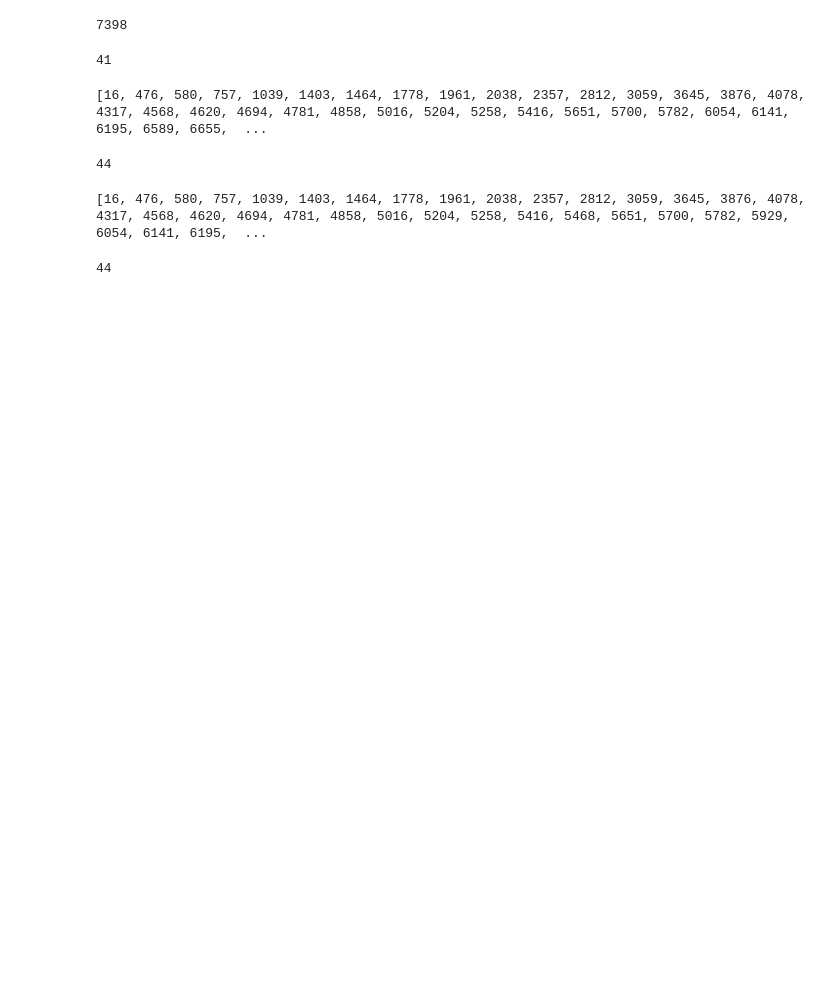
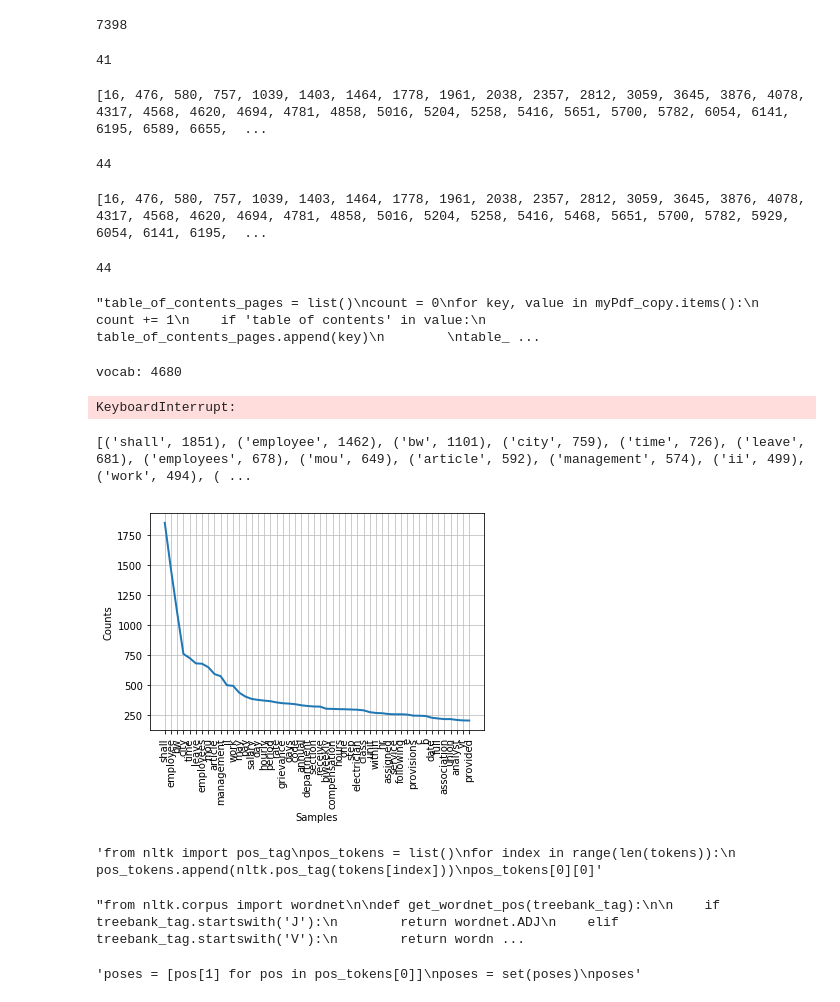
Before and after one commit to Anes31/NLP_LA_job, a Jupyter notebook: LA_Contracts.ipynb, the cells around one changed output. Drawn from its saved outputs; the diff is of its cells as text; code cells hidden in the pictures; blank space fills up the shorter version.

```diff
--- a/LA_Contracts.ipynb
+++ b/LA_Contracts.ipynb
@@ -66,3 +64,74 @@ myPdf_By_Contract[i] = [myPdf_copy[x] for x in (range(element, len(myPdf_copy)))
 len(myPdf_By_Contract)
 # %% [output]
 44
+# %%
+'''table_of_contents_pages = list()
+count = 0
+for key, value in myPdf_copy.items():
+    count += 1
+    if 'table of contents' in value:
+        table_of_contents_pages.append(key)
+
+table_of_contents_pages
+
+table_of_contents_count = [element for index, element in enumerate(table_of_contents_pages[:-1]) if element+1 != table_of_contents_pages[index+1]]
+
+len(table_of_contents_count)'''
+# %% [output]
+"table_of_contents_pages = list()\ncount = 0\nfor key, value in myPdf_copy.items():\n    count += 1\n    if 'table of contents' in value:\n        table_of_contents_pages.append(key)\n        \ntable_ ...
+# %%
+from nltk.tokenize import RegexpTokenizer
+tokenizer = RegexpTokenizer(r'[A-Za-z]+|\$[\d\.]+|[\d\.]+\%')
+tokens = list()
+for contract in myPdf_By_Contract.values():
+    tokens.append(tokenizer.tokenize(str(contract)))
+len(tokens[0])
+print("vocab:", len(set(tokens[0])))
+# %% [output]
+vocab: 4680
+# %%
+from nltk.corpus import stopwords
+for index in range(len(tokens)):
+    tokens[index] = [token for token in tokens[index] if token not in stopwords.words('english')]
+print("all_words:", len(tokens[0]))
+# %% [output]
+KeyboardInterrupt:
+# %%
+freq_dist = nltk.FreqDist(tokens[0])
+#print(freq_dist)
+print(freq_dist.most_common(50))
+freq_dist.plot(50)
+# %% [output]
+[('shall', 1851), ('employee', 1462), ('bw', 1101), ('city', 759), ('time', 726), ('leave', 681), ('employees', 678), ('mou', 649), ('article', 592), ('management', 574), ('ii', 499), ('work', 494), ( ...
+[figure, added]
+# %%
+'''from nltk import pos_tag
+pos_tokens = list()
+for index in range(len(tokens)):
+    pos_tokens.append(nltk.pos_tag(tokens[index]))
+pos_tokens[0][0]'''
+# %% [output]
+'from nltk import pos_tag\npos_tokens = list()\nfor index in range(len(tokens)):\n    pos_tokens.append(nltk.pos_tag(tokens[index]))\npos_tokens[0][0]'
+# %%
+'''from nltk.corpus import wordnet
+
+def get_wordnet_pos(treebank_tag):
+
+    if treebank_tag.startswith('J'):
+        return wordnet.ADJ
+    elif treebank_tag.startswith('V'):
+        return wordnet.VERB
+    elif treebank_tag.startswith('N'):
+        return wordnet.NOUN
+    elif treebank_tag.startswith('R'):
+        return wordnet.ADV
+    else:
+        return '' '''
+# %% [output]
+"from nltk.corpus import wordnet\n\ndef get_wordnet_pos(treebank_tag):\n\n    if treebank_tag.startswith('J'):\n        return wordnet.ADJ\n    elif treebank_tag.startswith('V'):\n        return wordn ...
+# %%
+'''poses = [pos[1] for pos in pos_tokens[0]]
+poses = set(poses)
+poses'''
+# %% [output]
+'poses = [pos[1] for pos in pos_tokens[0]]\nposes = set(poses)\nposes'
```
Also changed, not shown: parts of 5 cells of this notebook.
